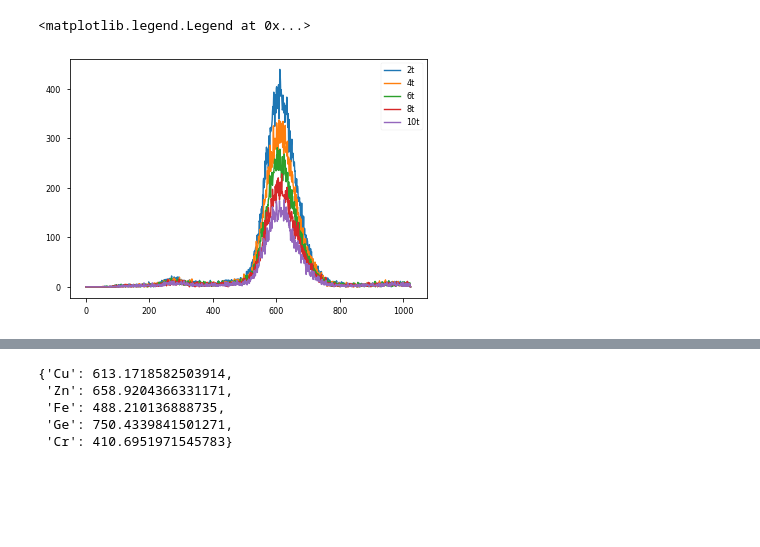
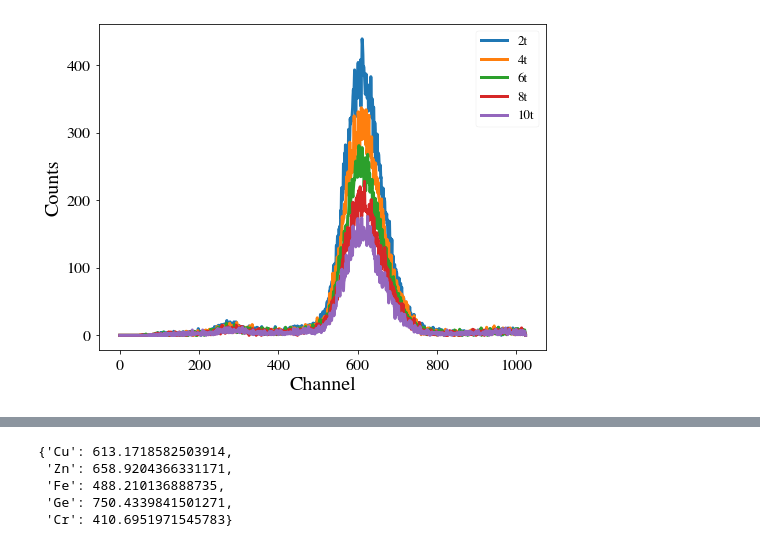
Before and after one commit to DickyChant/AdvNuclExp, a Jupyter notebook: Exp1/analysis/analysis.ipynb, the cells around one changed output, grey strips where cells are left out. Cells and saved outputs as stored; diff of their text form; code cells hidden in the pictures; blank space fills up the shorter version.

```diff
--- a/Exp1/analysis/analysis.ipynb
+++ b/Exp1/analysis/analysis.ipynb
@@ -9,3 +8,23 @@ plt.style.use("seaborn-paper")
+# %%
+# plt.style.available
+plt.style.use("seaborn-paper")
+mpl.rcParams.update({
+    'font.family': 'STIXGeneral',
+    # 'font.sans-serif': ['Times New Roman'],
+    'mathtext.default':'rm',
+    'mathtext.fontset':'stix',
+    'mathtext.fallback_to_cm':False,
+    "axes.titlesize" : 24,
+"axes.labelsize" : 20,
+"lines.linewidth" : 3,
+"lines.markersize" : 10,
+"xtick.labelsize" : 16,
+"ytick.labelsize" : 16,
+'savefig.dpi':300,
+'legend.fontsize':13,
+'figure.figsize':(8,6)
+    })
+plt.rcParams['axes.unicode_minus'] = False
 # %%
 datadir = "../data/"
 key1 = ["Cu","Zn","Fe","Ge","Cr"]
@@ -30,0 +52,7 @@ plt.legend()
+# %%
+for key in key2:
+    plt.plot(channel,data2[key],label = key)
+plt.legend()
+plt.xlabel("Channel")
+plt.ylabel("Counts")
+plt.savefig("../plot/Prediction.pdf")
@@ -31,7 +61,9 @@ plt.legend()
 # %%
 for key in key3:
     plt.plot(channel,data3[key],label = key)
 plt.legend()
+plt.xlabel("Channel")
+plt.ylabel("Counts")
+plt.savefig("../plot/Absorption.pdf")
 # %% [output]
-<matplotlib.legend.Legend at 0x...>
-[figure, old version]
+[figure, new version]
```
Also changed, not shown: parts of 28 cells of this notebook, 19 other files.
